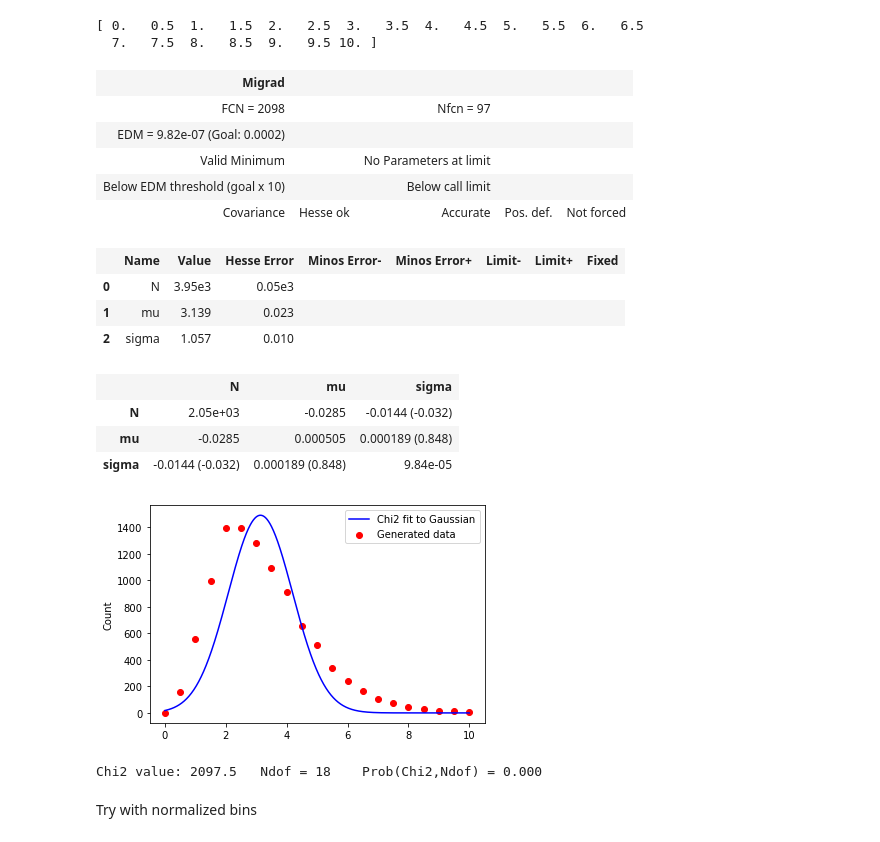
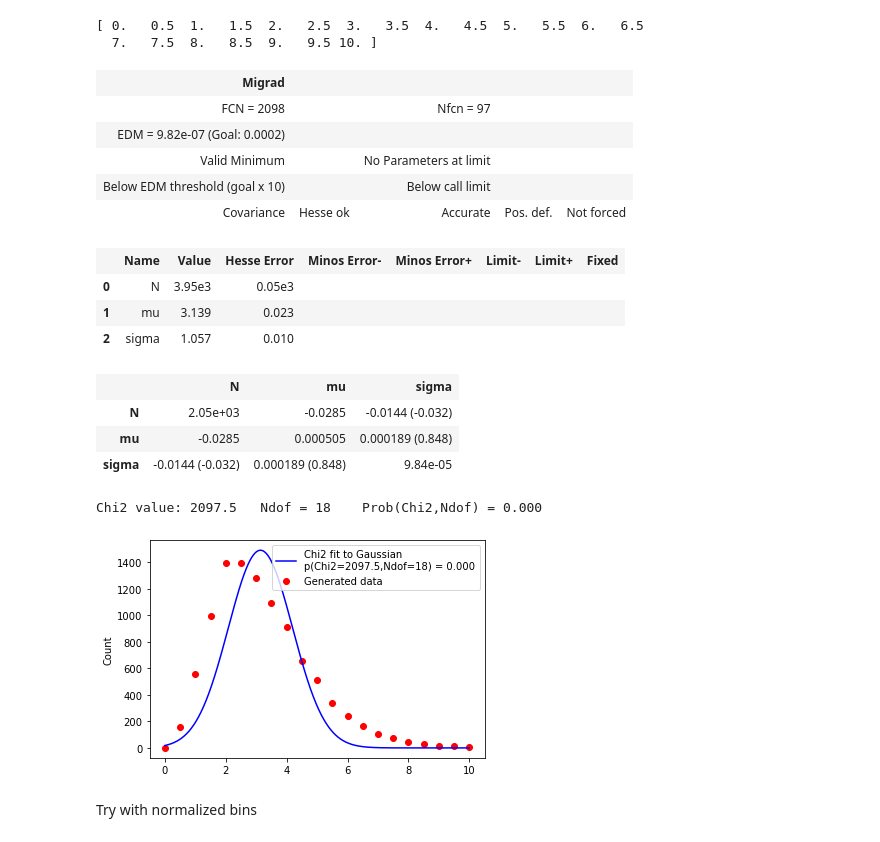
Before and after one commit to NathanvdBerg/AppStat-ProblemSet-2021, a Jupyter notebook: Problem 3.1.ipynb, the cells around one changed output. Drawn from its saved outputs; the diff is of its cells as text; code cells hidden in the pictures.

Commit message:
Stylistic optimizations, figures created

```diff
--- a/Problem 3.1.ipynb
+++ b/Problem 3.1.ipynb
@@ -85,42 +86,44 @@ chi2.errordef = 1
 minuit_chi2 = Minuit(chi2, N=Nrand, mu=3, sigma=2) #
 display(minuit_chi2.migrad())          # Perform the actual fit
 
 N_fit = minuit_chi2.values[0]
 mu_fit = minuit_chi2.values[1]
 sigma_fit = minuit_chi2.values[2]
 
-t = np.linspace(0,10,1000)
-
-ax2.plot(t, gauss_extended(t, N_fit, mu_fit, sigma_fit), color='blue', label='Chi2 fit to Gaussian')
-
-ax2.set_ylabel('Count')
-ax2.legend()
-plt.show()
 
 # Get number of degrees-of-freedom (Ndof):
 N_NotEmptyBin = np.sum(counts > 0)
 Ndof_value = N_NotEmptyBin - minuit_chi2.nfit
 
 chi2_value = minuit_chi2.fval
 p_value = stats.chi2.sf(chi2_value, Ndof_value) # The chi2 probability given N_DOF degrees of freedom
 print(f"Chi2 value: {chi2_value:.1f}   Ndof = {Ndof_value:.0f}    Prob(Chi2,Ndof) = {p_value:5.3f}")
+
+
+t = np.linspace(0,10,1000)
+ax2.plot(t, gauss_extended(t, N_fit, mu_fit, sigma_fit), color='blue', label=f'Chi2 fit to Gaussian\np(Chi2={chi2_value:.1f},Ndof={Ndof_value:d}) = {p_value:.3f}')
+
+ax2.set_ylabel('Count')
+ax2.legend()
+plt.savefig('Problem_3.1_gauss.png',dpi=600)
+#plt.show()
 # %% [output]
 | Migrad |  |  |  |  |
 | FCN = 2098 |  | Nfcn = 97 |  |  |
 | EDM = 9.82e-07 (Goal: 0.0002) |  |  |  |  |
 | Valid Minimum |  | No Parameters at limit |  |  |
 | Below EDM threshold (goal x 10) |  | Below call limit |  |  |
 | Covariance | Hesse ok | Accurate | Pos. def. | Not forced |
 |  | Name | Value | Hesse Error | Minos Error- | Minos Error+ | Limit- | Limit+ | Fixed |
 | 0 | N | 3.95e3 | 0.05e3 |  |  |  |  |  |
 | 1 | mu | 3.139 | 0.023 |  |  |  |  |  |
 | 2 | sigma | 1.057 | 0.010 |  |  |  |  |  |
 |  | N | mu | sigma |
 | N | 2.05e+03 | -0.0285 | -0.0144 (-0.032) |
 | mu | -0.0285 | 0.000505 | 0.000189 (0.848) |
 | sigma | -0.0144 (-0.032) | 0.000189 (0.848) | 9.84e-05 |
+Chi2 value: 2097.5   Ndof = 18    Prob(Chi2,Ndof) = 0.000
-[figure, old version]
+[figure, new version]
-Chi2 value: 2097.5   Ndof = 18    Prob(Chi2,Ndof) = 0.000
 # %% [markdown]
 Try with normalized bins
 # %%
```
Also changed, not shown: parts of 2 cells of this notebook, 5 other files.
